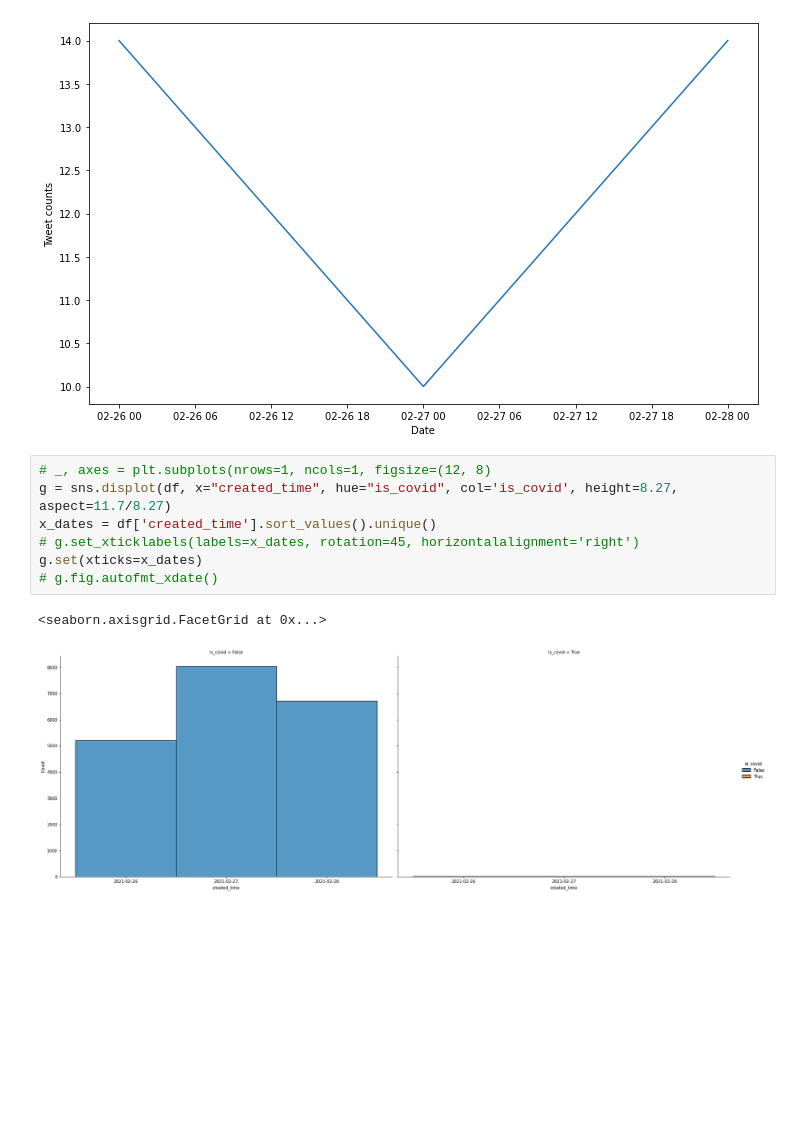
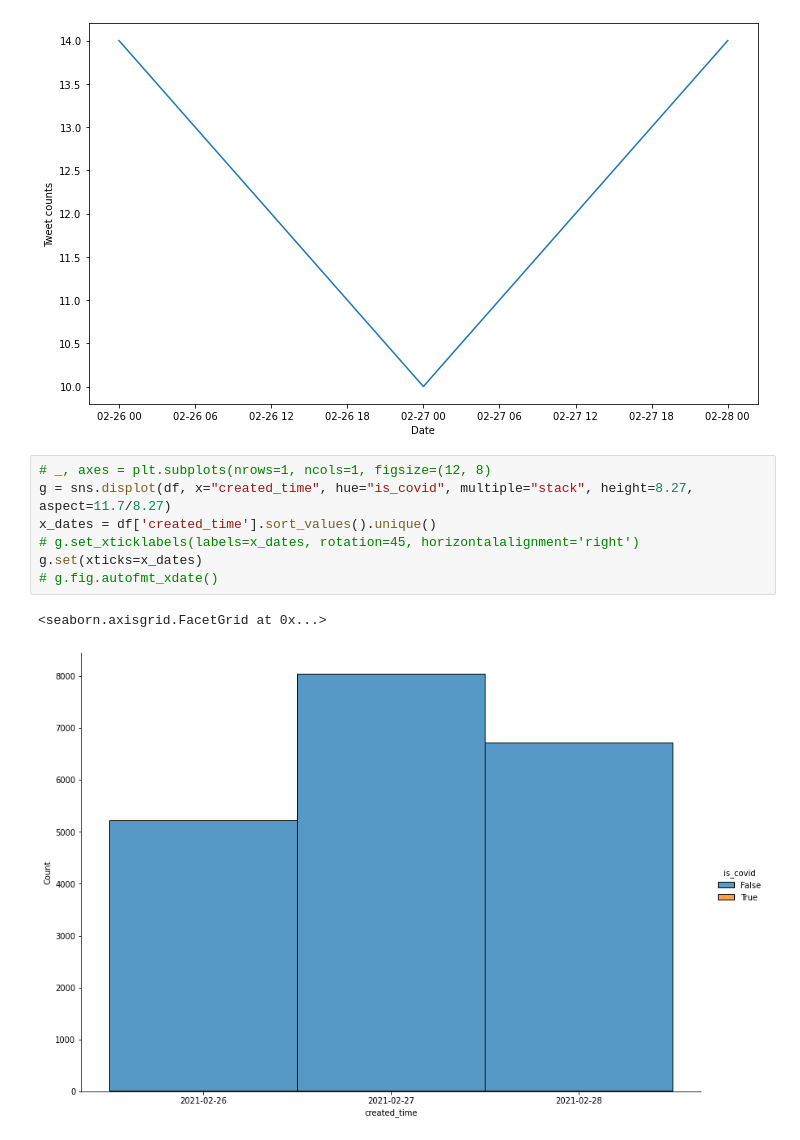
Before and after one commit to cmplx-xyttmt/covid19-uganda-twitter-data-analysis, a Jupyter notebook: Ugandan Tweets Analysis.ipynb, the cells around one changed output. Drawn from its saved outputs; the diff is of its cells as text; blank space fills up the shorter version.

```diff
--- a/Ugandan Tweets Analysis.ipynb
+++ b/Ugandan Tweets Analysis.ipynb
@@ -110,11 +110,11 @@ Number of COVID tweets: 38
 [figure]
 # %%
 # _, axes = plt.subplots(nrows=1, ncols=1, figsize=(12, 8)
-g = sns.displot(df, x="created_time", hue="is_covid", col='is_covid', height=8.27, aspect=11.7/8.27)
+g = sns.displot(df, x="created_time", hue="is_covid", multiple="stack", height=8.27, aspect=11.7/8.27)
 x_dates = df['created_time'].sort_values().unique()
 # g.set_xticklabels(labels=x_dates, rotation=45, horizontalalignment='right')
 g.set(xticks=x_dates)
 # g.fig.autofmt_xdate()
 # %% [output]
 <seaborn.axisgrid.FacetGrid at 0x...>
-[figure, old version]
+[figure, new version]
```
Also changed, not shown: parts of 22 cells of this notebook.
